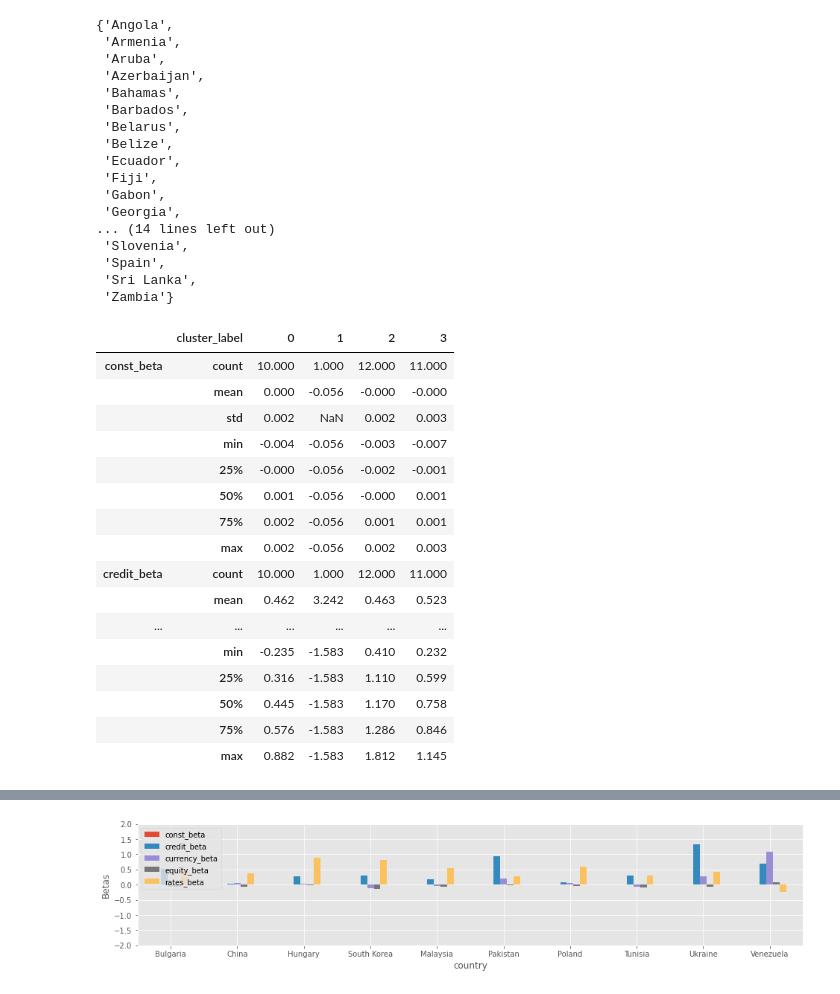
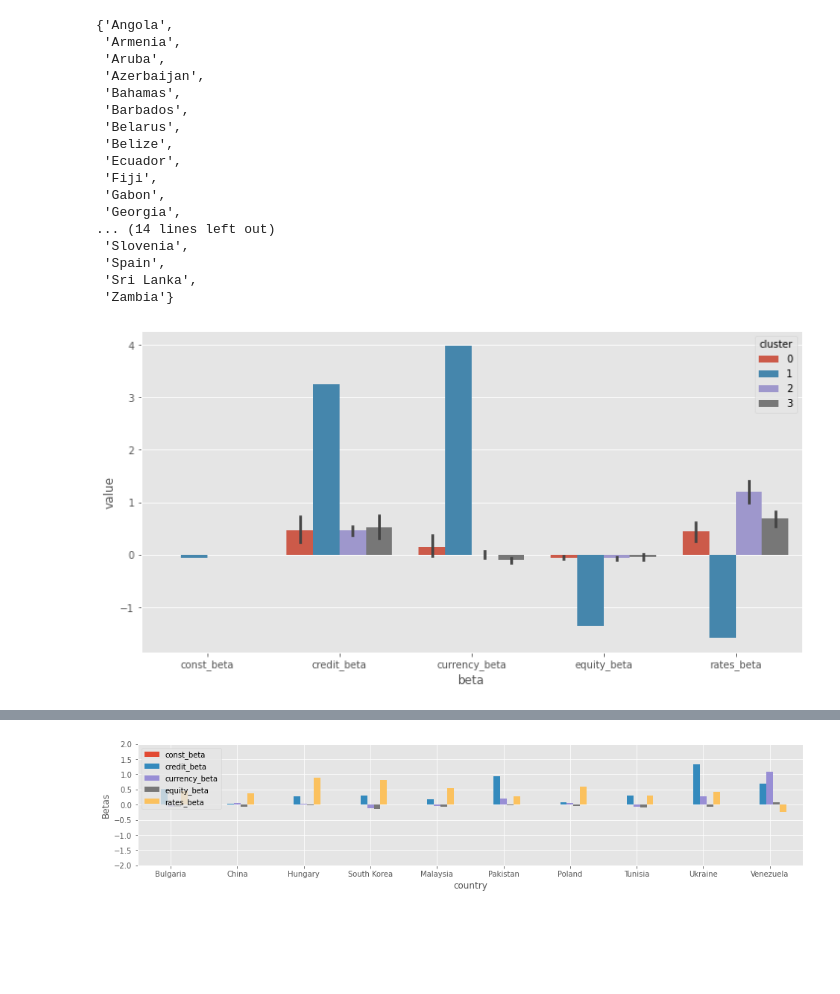
Before and after one commit to wingwingz/AFP, a Jupyter notebook: Risk Premia/bond.ipynb, the cells around one changed output, grey strips where cells are left out. Saved outputs shown, nothing was run; the diff lists cells and outputs as text; code cells hidden in the pictures; blank space fills up the shorter version.

Commit message:
add result by cluster

```diff
--- a/Risk Premia/bond.ipynb
+++ b/Risk Premia/bond.ipynb
@@ -220,23 +246,11 @@ set(results_df['country']) - set(bond_idx_clusters['Countries'])
  'Zambia'}
 # %%
 results_with_cluster = results_df.merge(bond_idx_clusters, left_on='country', right_on='Countries')
-# %%
-results_with_cluster.groupby('cluster_label')[beta_cols].describe().T.round(3)
-# %% [output]
-|  | cluster_label | 0 | 1 | 2 | 3 |
-| const_beta | count | 10.000 | 1.000 | 12.000 | 11.000 |
-|  | mean | 0.000 | -0.056 | -0.000 | -0.000 |
-|  | std | 0.002 | NaN | 0.002 | 0.003 |
-|  | min | -0.004 | -0.056 | -0.003 | -0.007 |
-|  | 25% | -0.000 | -0.056 | -0.002 | -0.001 |
-|  | 50% | 0.001 | -0.056 | -0.000 | 0.001 |
-|  | 75% | 0.002 | -0.056 | 0.001 | 0.001 |
-|  | max | 0.002 | -0.056 | 0.002 | 0.003 |
-| credit_beta | count | 10.000 | 1.000 | 12.000 | 11.000 |
-|  | mean | 0.462 | 3.242 | 0.463 | 0.523 |
-| ... | ... | ... | ... | ... | ... |
-|  | min | -0.235 | -1.583 | 0.410 | 0.232 |
-|  | 25% | 0.316 | -1.583 | 1.110 | 0.599 |
-|  | 50% | 0.445 | -1.583 | 1.170 | 0.758 |
-|  | 75% | 0.576 | -1.583 | 1.286 | 0.846 |
-|  | max | 0.882 | -1.583 | 1.812 | 1.145 |
+# %%
+beta_reformatted = results_with_cluster.set_index('cluster_label')[beta_cols].stack().to_frame().reset_index()
+beta_reformatted.columns = ['cluster', 'beta', 'value']
+# %%
+fig, ax = plt.subplots(figsize=(12, 6))
+ax = sns.barplot(x='beta', y='value', data=beta_reformatted, hue='cluster')
+# %% [output]
+[figure, added]
```
Also changed, not shown: parts of 8 cells of this notebook, 26 other files.
